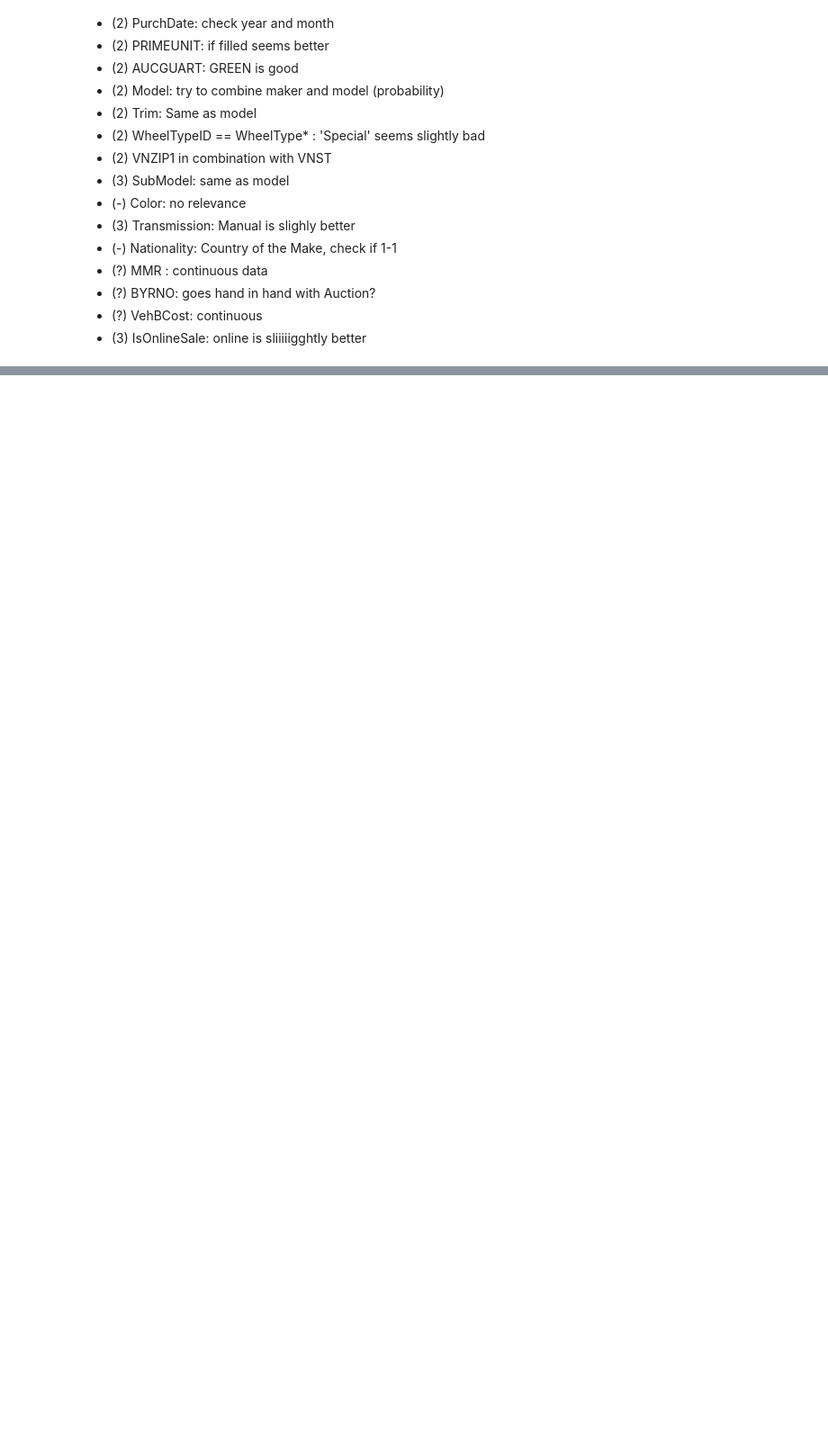
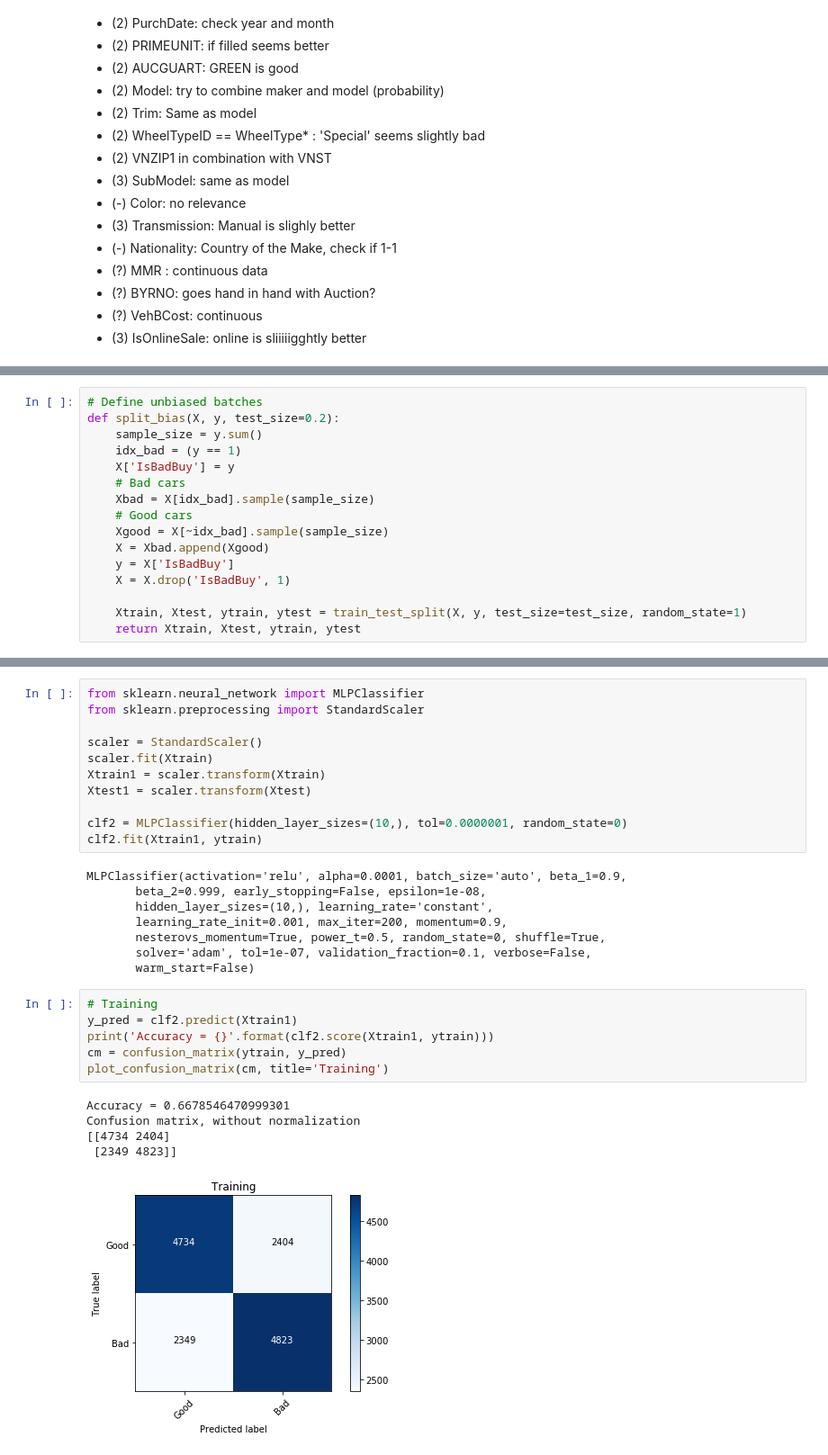
Before and after one commit to tolarteh/cardashians, a Jupyter notebook: Neural Network.ipynb, the cells around one changed output, grey strips where cells are left out. Shown at 90% size. Drawn from its saved outputs; the diff is of its cells as text; blank space fills up the shorter version.

```diff
--- a/Neural Network.ipynb
+++ b/Neural Network.ipynb
@@ -55,0 +162,16 @@ len(test)
+# %%
+# Define unbiased batches
+def split_bias(X, y, test_size=0.2):
+    sample_size = y.sum()
+    idx_bad = (y == 1)
+    X['IsBadBuy'] = y
+    # Bad cars
+    Xbad = X[idx_bad].sample(sample_size)
+    # Good cars
+    Xgood = X[~idx_bad].sample(sample_size)
+    X = Xbad.append(Xgood)
+    y = X['IsBadBuy']
+    X = X.drop('IsBadBuy', 1)
+
+    Xtrain, Xtest, ytrain, ytest = train_test_split(X, y, test_size=test_size, random_state=1)
+    return Xtrain, Xtest, ytrain, ytest
@@ -55,0 +184,31 @@ len(test)
+# %%
+from sklearn.neural_network import MLPClassifier
+from sklearn.preprocessing import StandardScaler
+
+scaler = StandardScaler()
+scaler.fit(Xtrain)
+Xtrain1 = scaler.transform(Xtrain)
+Xtest1 = scaler.transform(Xtest)
+
+clf2 = MLPClassifier(hidden_layer_sizes=(10,), tol=0.0000001, random_state=0)
+clf2.fit(Xtrain1, ytrain)
+# %% [output]
+MLPClassifier(activation='relu', alpha=0.0001, batch_size='auto', beta_1=0.9,
+       beta_2=0.999, early_stopping=False, epsilon=1e-08,
+       hidden_layer_sizes=(10,), learning_rate='constant',
+       learning_rate_init=0.001, max_iter=200, momentum=0.9,
+       nesterovs_momentum=True, power_t=0.5, random_state=0, shuffle=True,
+       solver='adam', tol=1e-07, validation_fraction=0.1, verbose=False,
+       warm_start=False)
+# %%
+# Training
+y_pred = clf2.predict(Xtrain1)
+print('Accuracy = {}'.format(clf2.score(Xtrain1, ytrain)))
+cm = confusion_matrix(ytrain, y_pred)
+plot_confusion_matrix(cm, title='Training')
+# %% [output]
+Accuracy = 0.6678546470999301
+Confusion matrix, without normalization
+[[4734 2404]
+ [2349 4823]]
+[figure, added]
```
Also changed, not shown: parts of 15 cells of this notebook, 1 other file.
